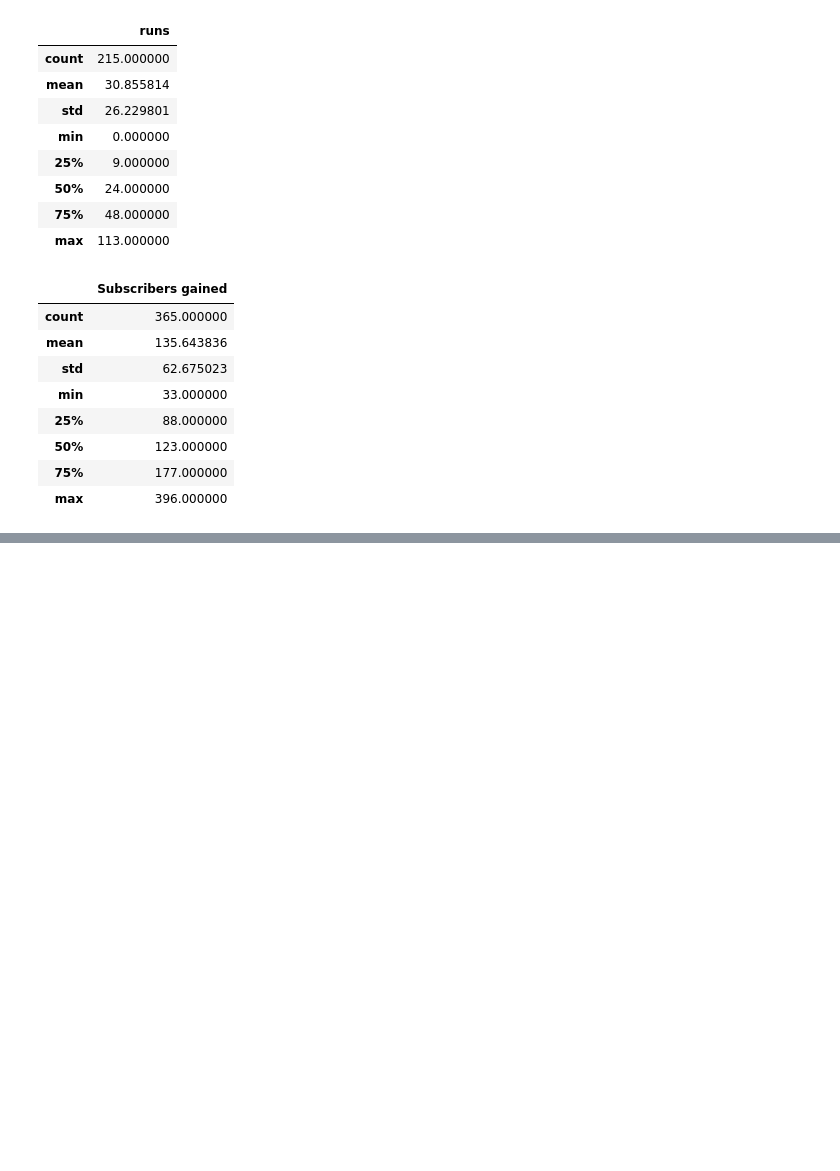
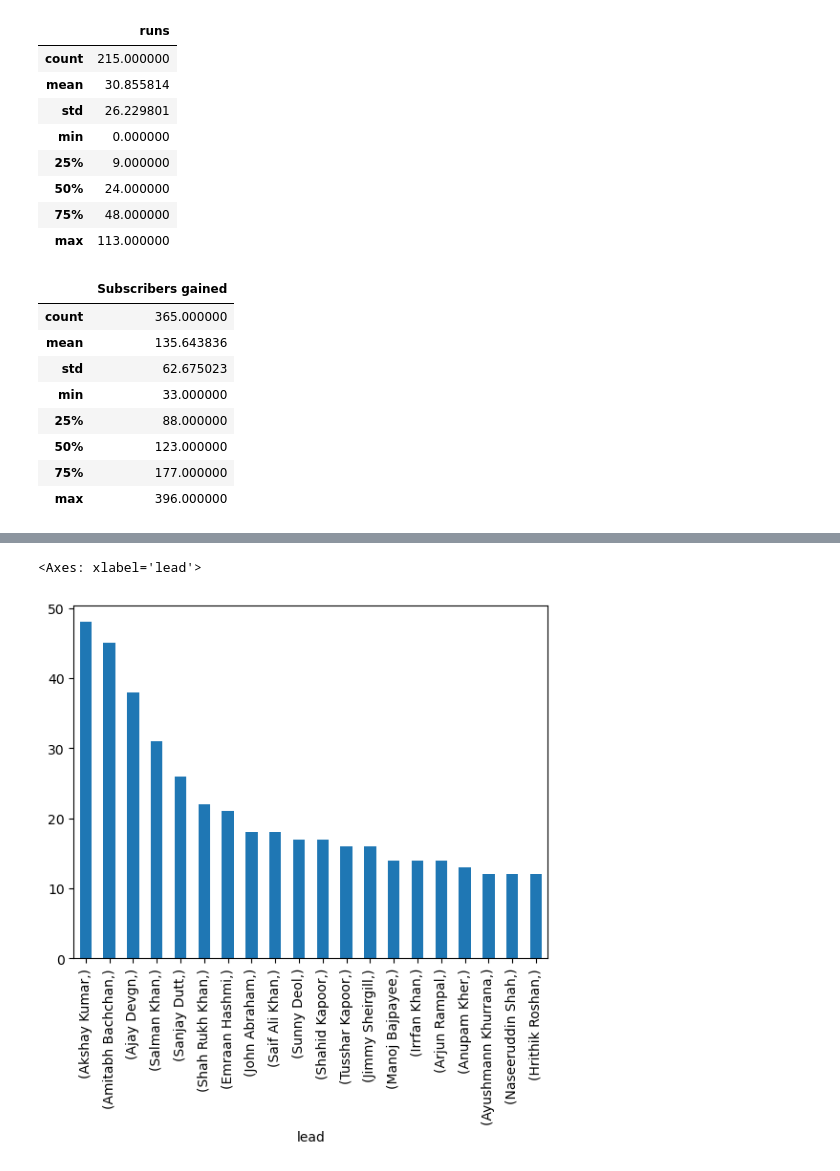
Before and after one commit to VidyanandYadav/Data-science-Journey, a Jupyter notebook: Session16_Pandas.ipynb, the cells around one changed output, grey strips where cells are left out. Saved outputs shown, nothing was run; the diff lists cells and outputs as text; code cells hidden in the pictures; blank space fills up the shorter version.

```diff
--- a/Session16_Pandas.ipynb
+++ b/Session16_Pandas.ipynb
@@ -479,0 +674,3 @@ subs.describe()
+# %%
+movies.loc['Hum Tumhare Hain Sanam '] = 'Alia Bhatt'
+movies.squeeze()
@@ -479,0 +912,5 @@ subs.describe()
+# %%
+movies.value_counts().head(20).plot(kind='bar')
+# %% [output]
+<Axes: xlabel='lead'>
+[figure, added]
```
Also changed, not shown: parts of 65 cells of this notebook.
